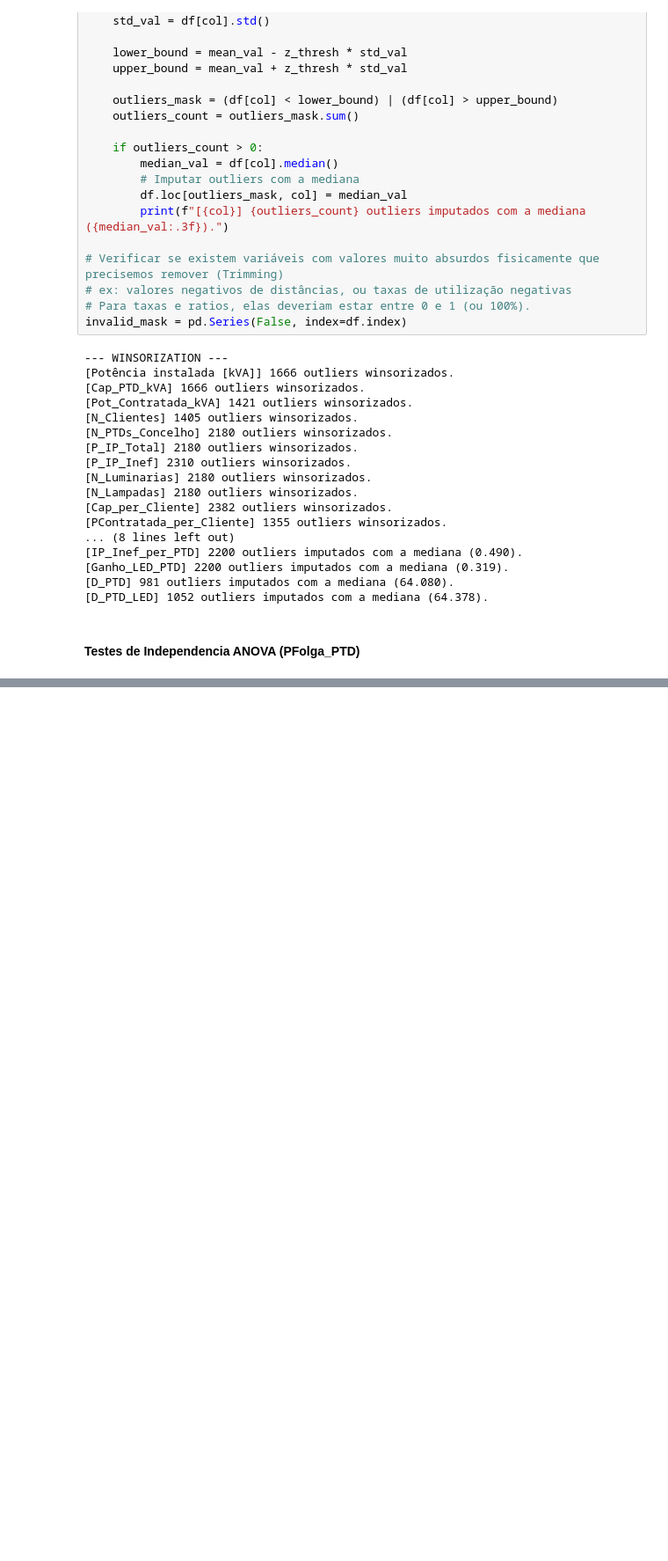
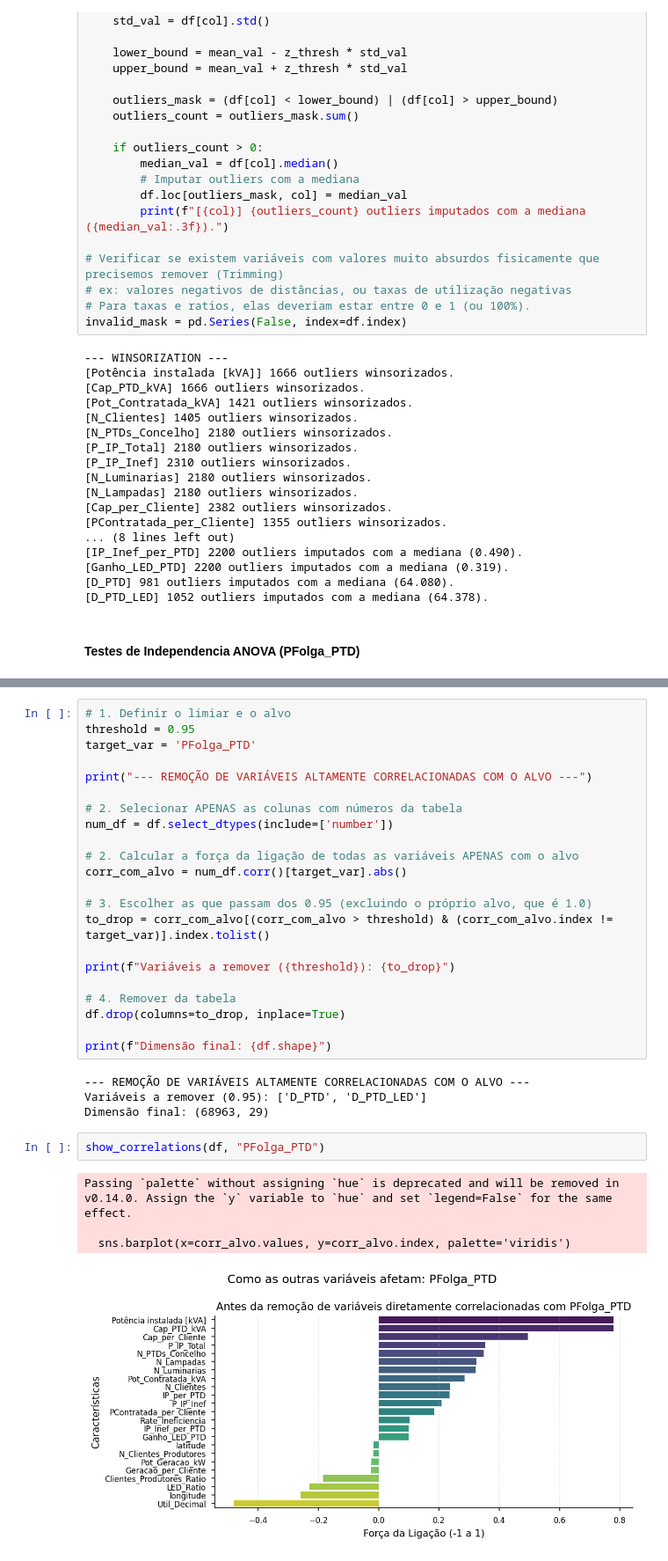
Before and after one commit to n0th1ng999/ANADI_Projeto, a Jupyter notebook: P2/P2.ipynb, the cells around one changed output, grey strips where cells are left out. Shown at 88% size. Cells and saved outputs as stored; diff of their text form; blank space fills up the shorter version.

```diff
--- a/P2/P2.ipynb
+++ b/P2/P2.ipynb
@@ -686,0 +687,33 @@ Dimensão do dataset após remoção: (68963, 28)
+# %%
+# 1. Definir o limiar e o alvo
+threshold = 0.95
+target_var = 'PFolga_PTD'
+
+print("--- REMOÇÃO DE VARIÁVEIS ALTAMENTE CORRELACIONADAS COM O ALVO ---")
+
+# 2. Selecionar APENAS as colunas com números da tabela
+num_df = df.select_dtypes(include=['number'])
+
+# 2. Calcular a força da ligação de todas as variáveis APENAS com o alvo
+corr_com_alvo = num_df.corr()[target_var].abs()
+
+# 3. Escolher as que passam dos 0.95 (excluindo o próprio alvo, que é 1.0)
+to_drop = corr_com_alvo[(corr_com_alvo > threshold) & (corr_com_alvo.index != target_var)].index.tolist()
+
+print(f"Variáveis a remover ({threshold}): {to_drop}")
+
+# 4. Remover da tabela
+df.drop(columns=to_drop, inplace=True)
+
+print(f"Dimensão final: {df.shape}")
+# %% [output]
+--- REMOÇÃO DE VARIÁVEIS ALTAMENTE CORRELACIONADAS COM O ALVO ---
+Variáveis a remover (0.95): ['D_PTD', 'D_PTD_LED']
+Dimensão final: (68963, 29)
+# %%
+show_correlations(df, "PFolga_PTD")
+# %% [output]
+Passing `palette` without assigning `hue` is deprecated and will be removed in v0.14.0. Assign the `y` variable to `hue` and set `legend=False` for the same effect.
+
+  sns.barplot(x=corr_alvo.values, y=corr_alvo.index, palette='viridis')
+[figure, added]
```
Also changed, not shown: parts of 27 cells of this notebook, 1 other file.
